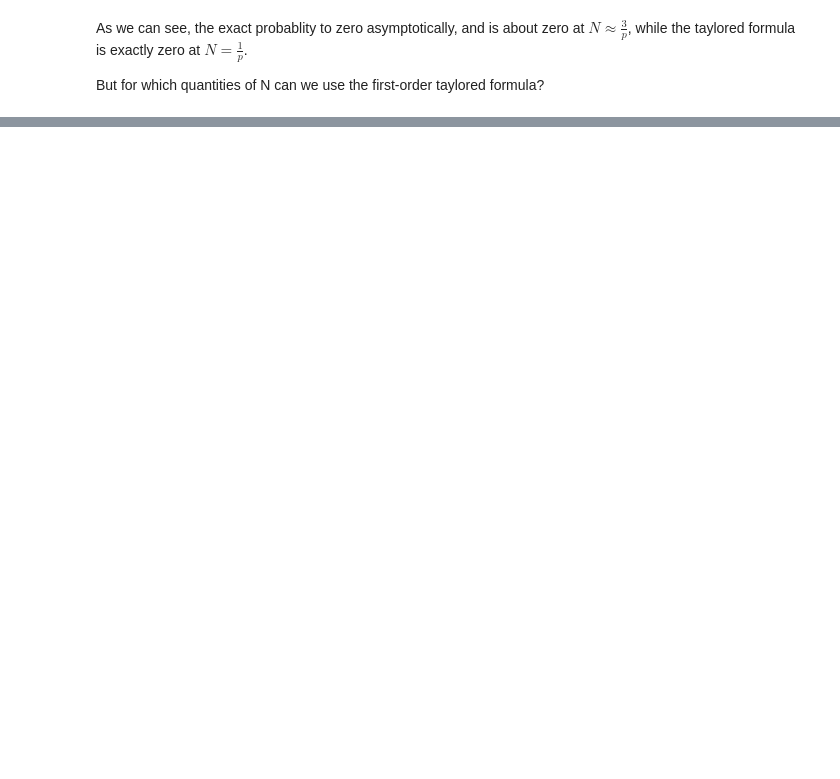
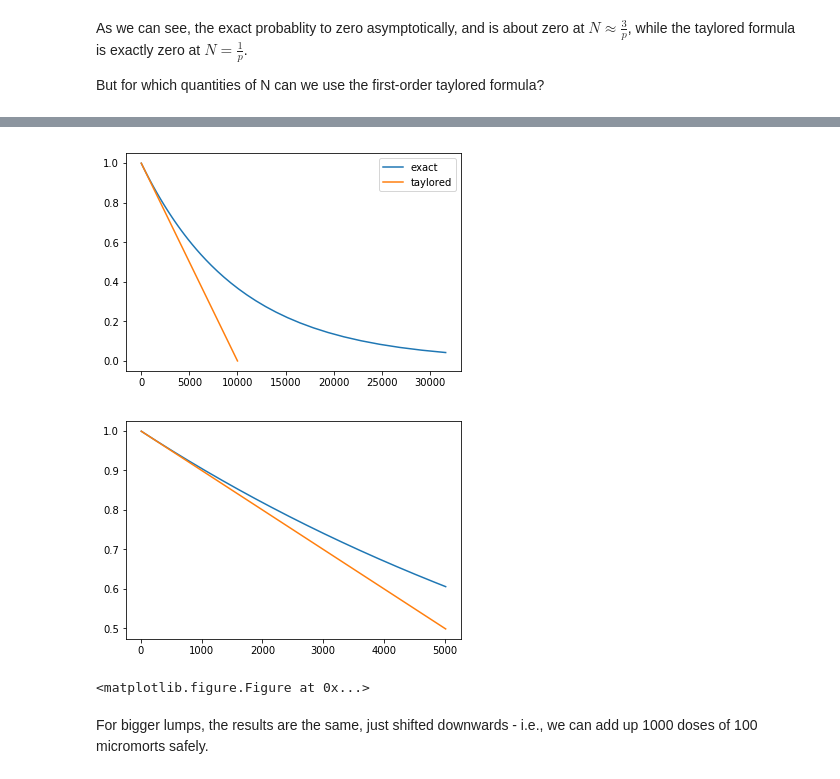
Before and after one commit to lukaselflein/micromort_scaling, a Jupyter notebook: micromort_scaling.ipynb, the cells around one changed output, grey strips where cells are left out. Cells and saved outputs as stored; diff of their text form; code cells hidden in the pictures; blank space fills up the shorter version.

```diff
--- a/micromort_scaling.ipynb
+++ b/micromort_scaling.ipynb
@@ -51,0 +52,25 @@ It's probably safe for $N<\frac{1}{p}/10$, and roughly correct for $N<\frac{1}{p
+# %%
+n_long = np.logspace(1, 4.5, 100)
+p_not_death = np.power(1 - 10**-4, n_long)
+plt.plot(n_long, p_not_death, label='exact')
+
+n = np.logspace(1, 4, 100)
+taylored_not_death = 1 - n * 10**-4
+plt.plot(n, taylored_not_death, label='taylored')
+plt.legend()
+
+plt.figure()
+n = np.logspace(1, 3.7, 1000)
+p_not_death = np.power(1 - 10**-4, n)
+plt.plot(n, p_not_death, label='exact')
+
+taylored_not_death = 1 - n * 10**-4
+plt.plot(n, taylored_not_death, label='taylored')
+plt.figure()
+plt.show()
+# %% [output]
+[figure, added]
+[figure, added]
+<matplotlib.figure.Figure at 0x...>
+# %% [markdown]
+For bigger lumps, the results are the same, just shifted downwards - i.e., we can add up 1000 doses of 100 micromorts safely.
```
Also changed, not shown: parts of 3 cells of this notebook.
